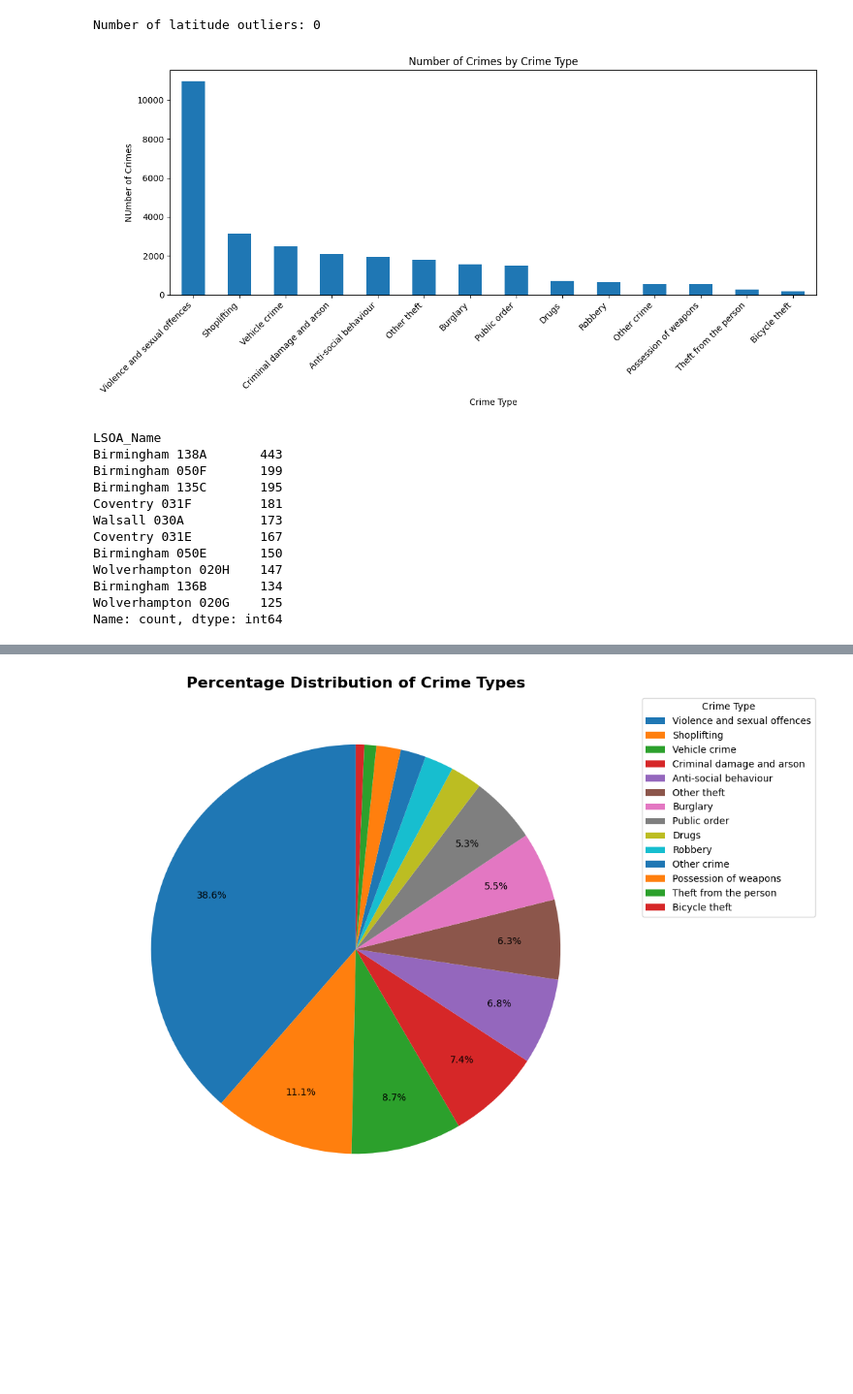
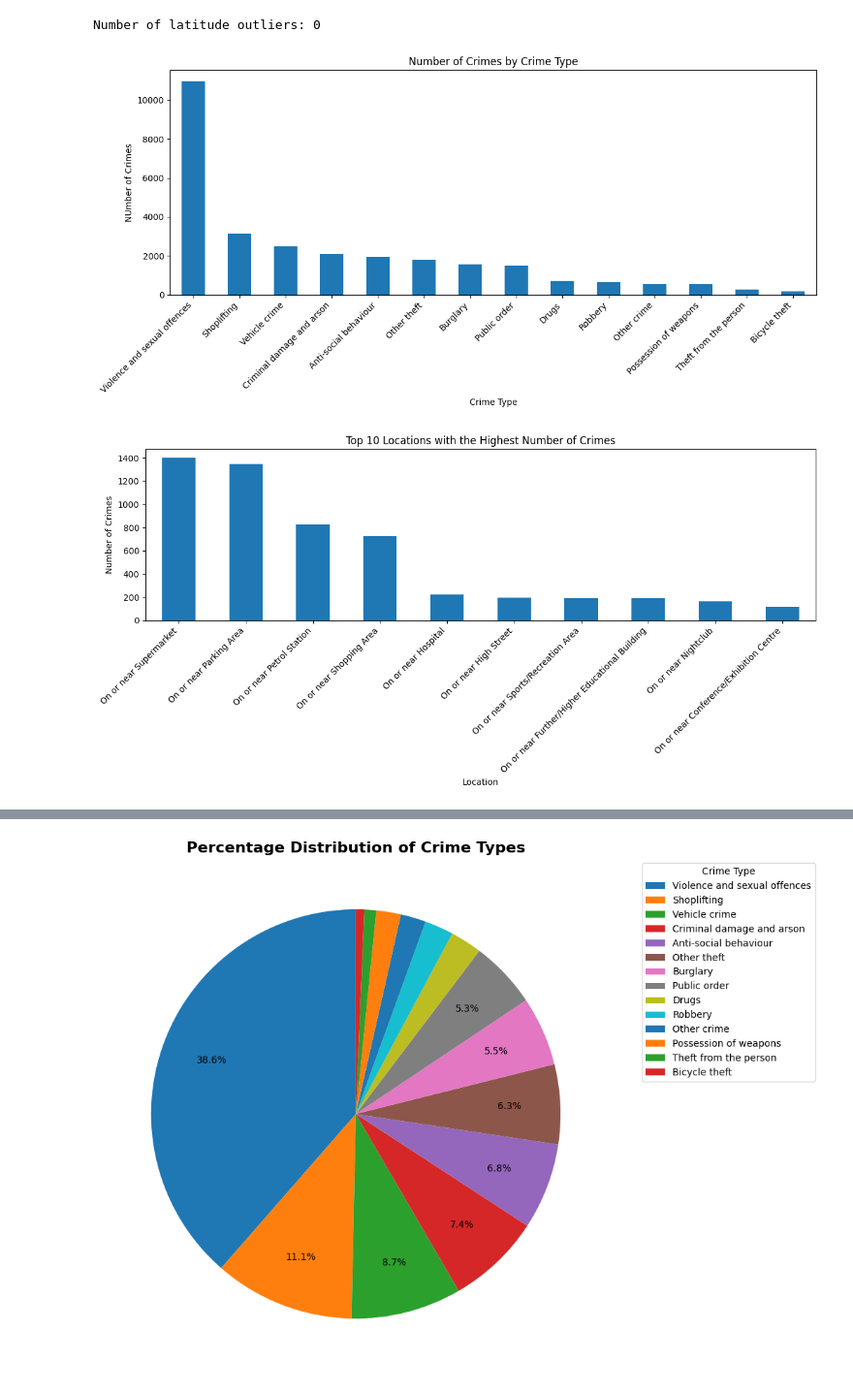
Before and after one commit to samuelkimaru2006-png/DSA-1080-project, a Jupyter notebook: notebooks/analysis.ipynb, the cells around one changed output, grey strips where cells are left out. Shown at 97% size. Cells and saved outputs as stored; diff of their text form; code cells hidden in the pictures; blank space fills up the shorter version.

```diff
--- a/notebooks/analysis.ipynb
+++ b/notebooks/analysis.ipynb
@@ -194,6 +194,7 @@ df.to_csv("../data/processed/crime_data_cleaned.csv", index=False)
 crime_counts = df["Crime_Type"].value_counts()
 crime_counts
 crime_counts.plot(kind="bar", figsize=(12,6))
+
 # Visualization
 import matplotlib.pyplot as plt
 
@@ -202,26 +203,30 @@ plt.xlabel("Crime Type")
 plt.ylabel("NUmber of Crimes")
 plt.xticks(rotation=45, ha="right")
 plt.tight_layout()
+
+plt.savefig("../visuals/top_10_locations.png", dpi=300)
 plt.show()
-
-# Analysis Question 2: Which locations recorded the highest number of crimes?
-top_locations = df["Location"].value_counts().head(10)
-top_locations
-
-# Analysis Question 3: Which LSOA (neighbourhood) experienced the highest crime rate?
-top_lsoa = df["LSOA_Name"].value_counts().head(10)
-top_lsoa
 # %% [output]
 [figure]
-LSOA_Name
-Birmingham 138A       443
-Birmingham 050F       199
-Birmingham 135C       195
-Coventry 031F         181
-Walsall 030A          173
-Coventry 031E         167
-Birmingham 050E       150
-Wolverhampton 020H    147
-Birmingham 136B       134
-Wolverhampton 020G    125
-Name: count, dtype: int64
+# %%
+# Analysis Question 2: Which locations recorded the highest number of crimes?
+top_locations = df["Location"].value_counts().head(10)
+top_locations
+import matplotlib.pyplot as plt
+
+top_locations.plot(kind="bar", figsize=(12,6))
+
+plt.title("Top 10 Locations with the Highest Number of Crimes")
+plt.xlabel("Location")
+plt.ylabel("Number of Crimes")
+
+plt.xticks(rotation=45, ha="right")
+
+plt.tight_layout()
+
+# Save the chart
+plt.savefig("../visuals/top_10_locations.png", dpi=300)
+
+plt.show()
+# %% [output]
+[figure, added]
```
Also changed, not shown: parts of 9 cells of this notebook, 10 other files.
